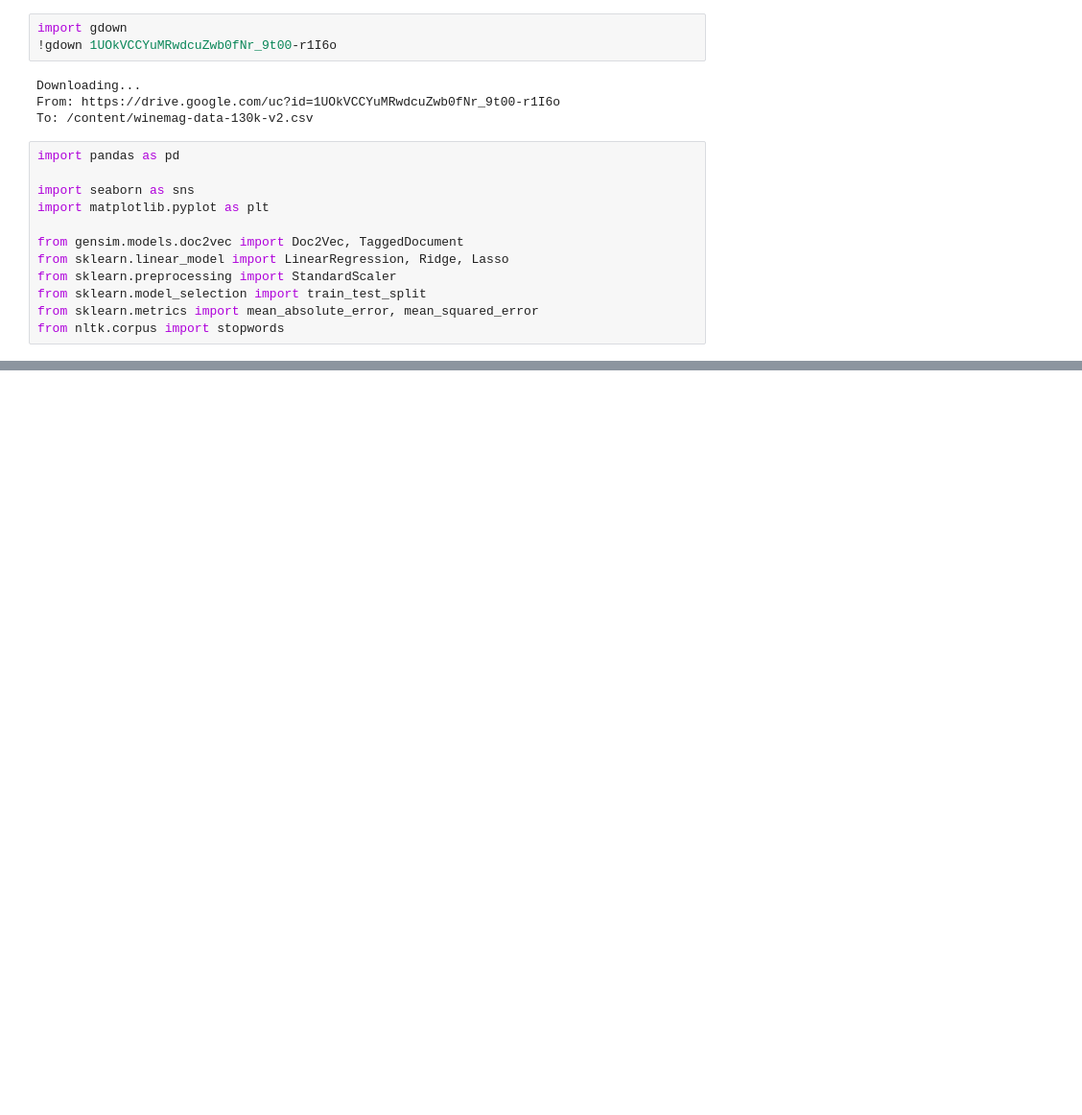
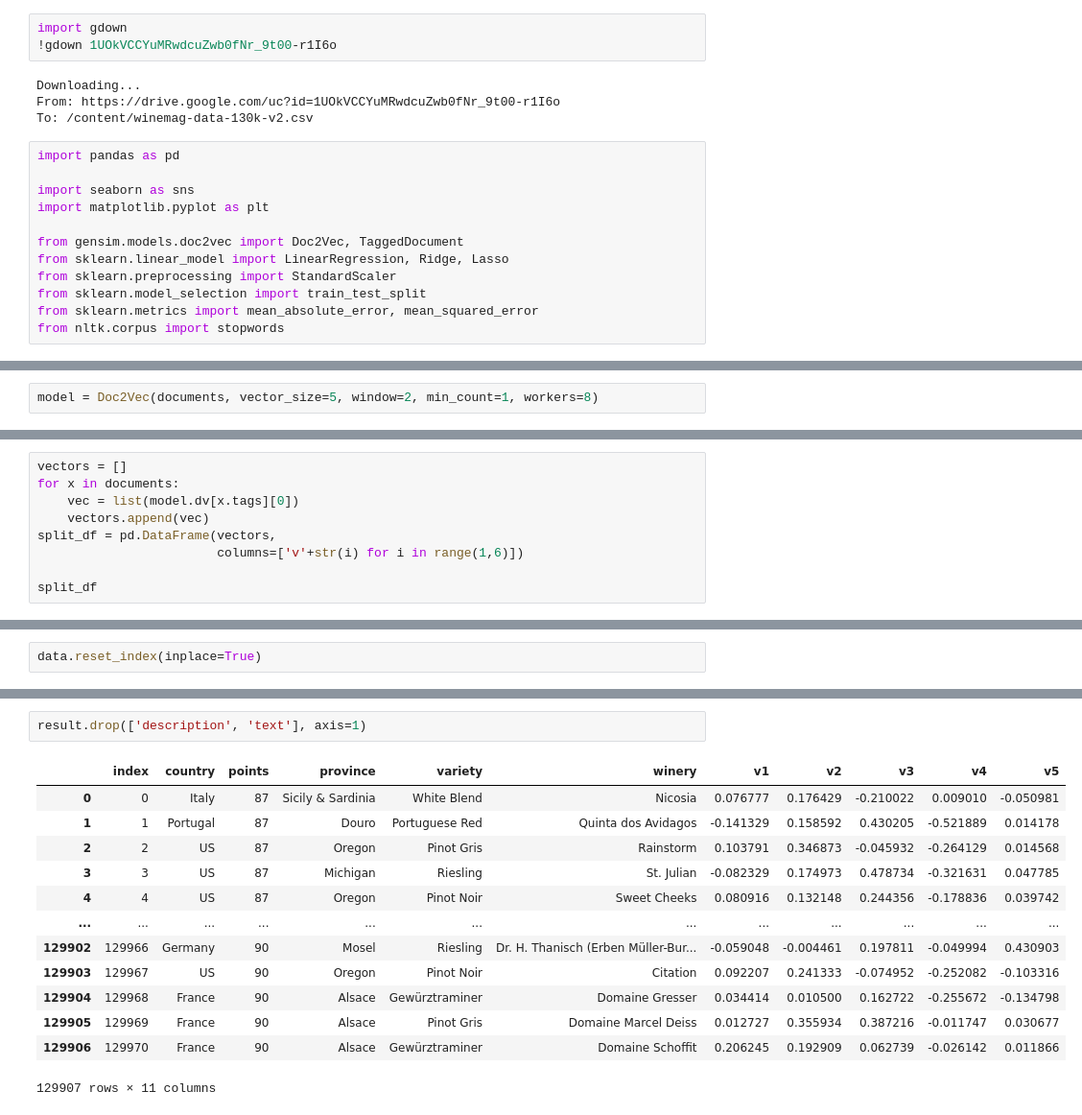
Before and after one commit to Veronika2311/ML_CL_HSE, a Jupyter notebook: HW_7_wine.ipynb, the cells around one changed output, grey strips where cells are left out. Shown at 96% size. Saved outputs shown, nothing was run; the diff lists cells and outputs as text; blank space fills up the shorter version.

```diff
--- a/HW_7_wine.ipynb
+++ b/HW_7_wine.ipynb
@@ -32,0 +122,2 @@ data.head(3)
+# %%
+model = Doc2Vec(documents, vector_size=5, window=2, min_count=1, workers=8)
@@ -32,0 +126,9 @@ data.head(3)
+# %%
+vectors = []
+for x in documents:
+    vec = list(model.dv[x.tags][0])
+    vectors.append(vec)
+split_df = pd.DataFrame(vectors,
+                        columns=['v'+str(i) for i in range(1,6)])
+
+split_df
@@ -32,0 +149,2 @@ data.head(3)
+# %%
+data.reset_index(inplace=True)
@@ -32,0 +168,16 @@ data.head(3)
+# %%
+result.drop(['description', 'text'], axis=1)
+# %% [output]
+|  | index | country | points | province | variety | winery | v1 | v2 | v3 | v4 | v5 |
+| 0 | 0 | Italy | 87 | Sicily & Sardinia | White Blend | Nicosia | 0.076777 | 0.176429 | -0.210022 | 0.009010 | -0.050981 |
+| 1 | 1 | Portugal | 87 | Douro | Portuguese Red | Quinta dos Avidagos | -0.141329 | 0.158592 | 0.430205 | -0.521889 | 0.014178 |
+| 2 | 2 | US | 87 | Oregon | Pinot Gris | Rainstorm | 0.103791 | 0.346873 | -0.045932 | -0.264129 | 0.014568 |
+| 3 | 3 | US | 87 | Michigan | Riesling | St. Julian | -0.082329 | 0.174973 | 0.478734 | -0.321631 | 0.047785 |
+| 4 | 4 | US | 87 | Oregon | Pinot Noir | Sweet Cheeks | 0.080916 | 0.132148 | 0.244356 | -0.178836 | 0.039742 |
+| ... | ... | ... | ... | ... | ... | ... | ... | ... | ... | ... | ... |
+| 129902 | 129966 | Germany | 90 | Mosel | Riesling | Dr. H. Thanisch (Erben Müller-Bur... | -0.059048 | -0.004461 | 0.197811 | -0.049994 | 0.430903 |
+| 129903 | 129967 | US | 90 | Oregon | Pinot Noir | Citation | 0.092207 | 0.241333 | -0.074952 | -0.252082 | -0.103316 |
+| 129904 | 129968 | France | 90 | Alsace | Gewürztraminer | Domaine Gresser | 0.034414 | 0.010500 | 0.162722 | -0.255672 | -0.134798 |
+| 129905 | 129969 | France | 90 | Alsace | Pinot Gris | Domaine Marcel Deiss | 0.012727 | 0.355934 | 0.387216 | -0.011747 | 0.030677 |
+| 129906 | 129970 | France | 90 | Alsace | Gewürztraminer | Domaine Schoffit | 0.206245 | 0.192909 | 0.062739 | -0.026142 | 0.011866 |
+129907 rows × 11 columns
```
Also changed, not shown: parts of 27 cells of this notebook.
